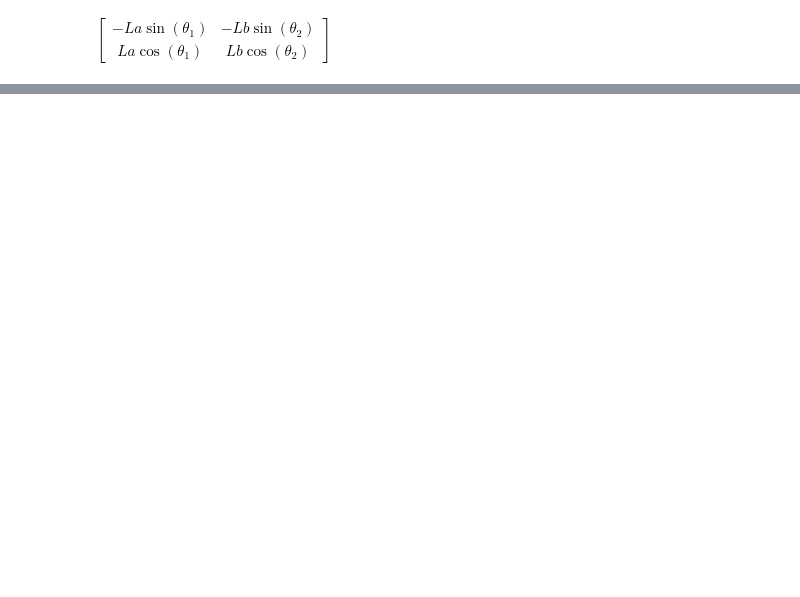
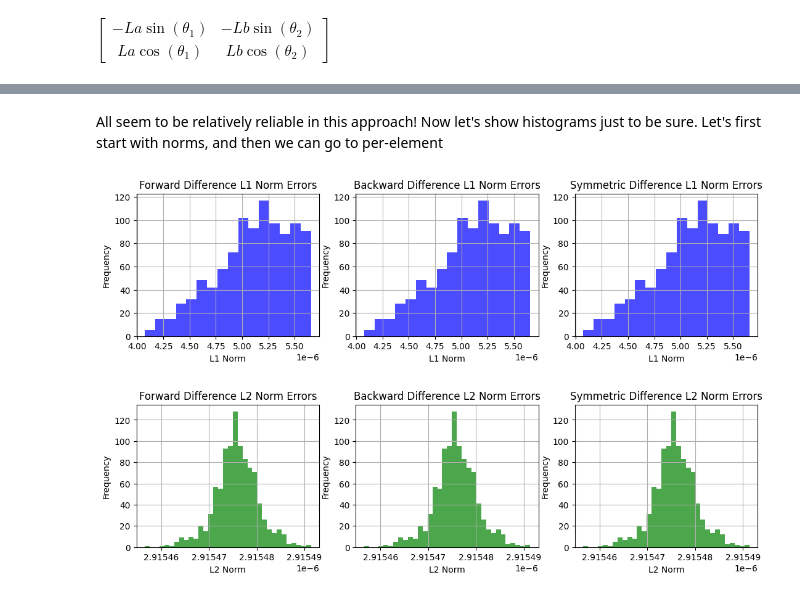
Before and after one commit to njanne19/positionedpogos, a Jupyter notebook: notebooks/RRArm Jacobian.ipynb, the cells around one changed output, grey strips where cells are left out. Saved outputs shown, nothing was run; the diff lists cells and outputs as text; code cells hidden in the pictures; blank space fills up the shorter version.

```diff
--- a/notebooks/RRArm Jacobian.ipynb
+++ b/notebooks/RRArm Jacobian.ipynb
@@ -29,0 +135,19 @@ $\displaystyle \left[\begin{matrix}- La \sin{\left(\theta_{1} \right)} & - Lb \s
+# %%
+methods = ['Forward Difference', 'Backward Difference', 'Symmetric Difference']
+method_errors = [J_forward_errors, J_backward_errors, J_symmetric_errors]
+
+print(f"Statistics Table for Errors of Each Jacobian Calculation Method")
+for i, error in enumerate(method_errors):
+    means = np.mean(error, axis=0)
+    stds = np.std(error, axis=0)
+    print(f"Method: {methods[i]}")
+    print(f"------ L2 ------")
+    print(f" Mean: {means[0]}")
+    print(f" STD: {stds[0]}")
+    print(f"------ L2 ------")
+    print(f" Mean: {means[1]}")
+    print(f" STD: {stds[1]}")
+    print(f"-- Per Elem. ---")
+    for j in range(4):
+        print(f" E{j+1}: ({means[j + 2]}/{stds[j + 2]})")
+    print(f"----------------\n")
@@ -29,0 +172,38 @@ $\displaystyle \left[\begin{matrix}- La \sin{\left(\theta_{1} \right)} & - Lb \s
+# %% [markdown]
+All seem to be relatively reliable in this approach! Now let's show histograms just to be sure. Let's first start with norms, and then we can go to per-element
+# %%
+# Creating figures and axes for L1 and L2 histograms
+num_methods = len(methods)
+fig_l1, axes_l1 = plt.subplots(1, num_methods, figsize=(13, 3))
+fig_l2, axes_l2 = plt.subplots(1, num_methods, figsize=(13, 3))
+
+for i, errors in enumerate(method_errors):
+    # Extract L1 and L2 norms
+    l1_norms = errors[:, 0]
+    l2_norms = errors[:, 1]
+
+    # Plot L1 histogram
+    axes_l1[i].hist(l1_norms, bins='auto', color='blue', alpha=0.7)
+    axes_l1[i].set_title(f'{methods[i]} L1 Norm Errors')
+    axes_l1[i].set_xlabel('L1 Norm')
+    axes_l1[i].set_ylabel('Frequency')
+    axes_l1[i].grid(True)
+
+    # Plot L2 histogram
+    axes_l2[i].hist(l2_norms, bins='auto', color='green', alpha=0.7)
+    axes_l2[i].set_title(f'{methods[i]} L2 Norm Errors')
+    axes_l2[i].set_xlabel('L2 Norm')
+    axes_l2[i].set_ylabel('Frequency')
+    axes_l2[i].grid(True)
+
+for ax in axes_l1:
+    ax.get_xaxis().set_major_formatter(ticker.ScalarFormatter(useOffset=False))
+
+for ax in axes_l2:
+    ax.get_xaxis().set_major_formatter(ticker.ScalarFormatter(useOffset=False))
+
+
+plt.show()
+# %% [output]
+[figure, added]
+[figure, added]
```
Also changed, not shown: parts of 22 cells of this notebook, 7 other files.
